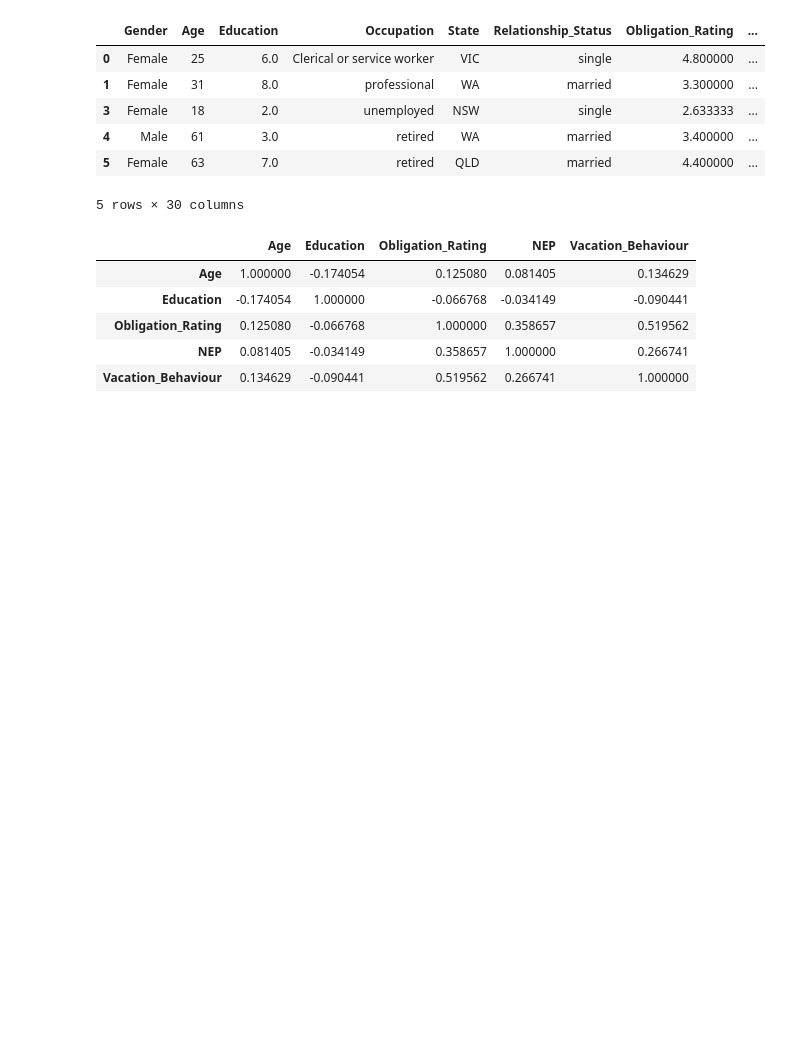
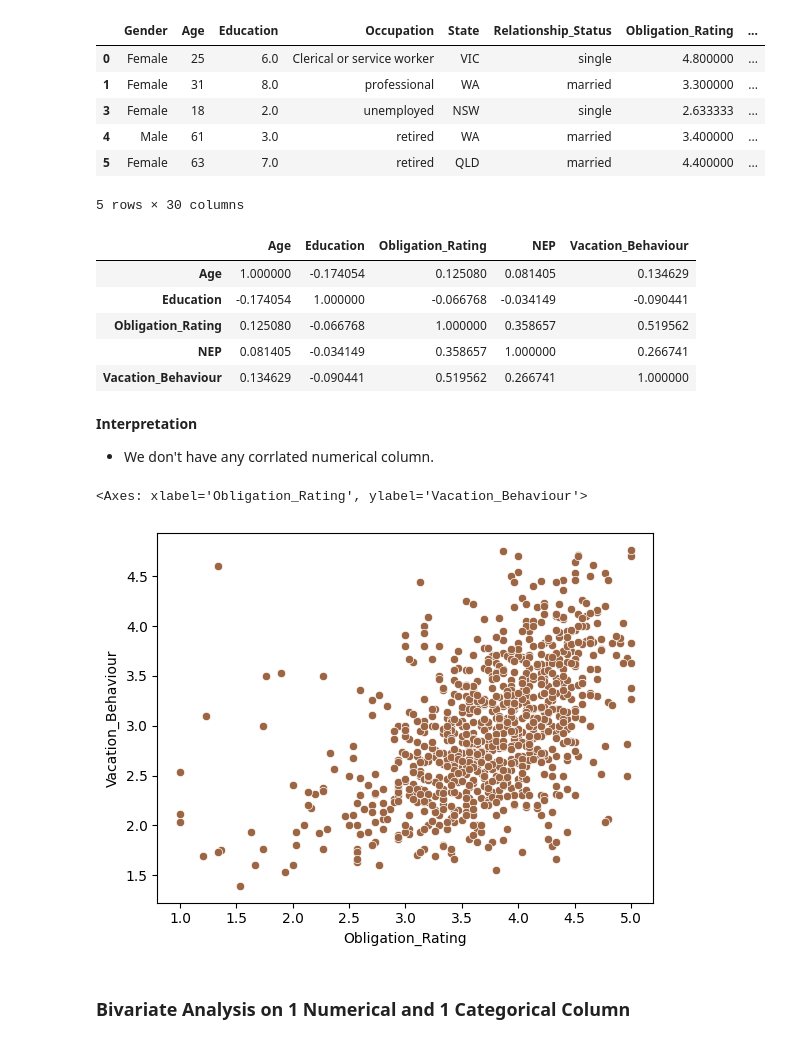
Before and after one commit to Uraniumking007/College-Stuff, a Jupyter notebook: BE/codeunnati/python_scripts_ckpcet/project_on_data_analytics/data_analytics_on_vacation_data/Data_Analytics_On_Vacation_Data.ipynb, the cells around one changed output. Cells and saved outputs as stored; diff of their text form; code cells hidden in the pictures; blank space fills up the shorter version.

```diff
--- a/BE/codeunnati/python_scripts_ckpcet/project_on_data_analytics/data_analytics_on_vacation_data/Data_Analytics_On_Vacation_Data.ipynb
+++ b/BE/codeunnati/python_scripts_ckpcet/project_on_data_analytics/data_analytics_on_vacation_data/Data_Analytics_On_Vacation_Data.ipynb
@@ -1565,3 +1565,16 @@ df_num.corr()
 | Obligation_Rating | 0.125080 | -0.066768 | 1.000000 | 0.358657 | 0.519562 |
 | NEP | 0.081405 | -0.034149 | 0.358657 | 1.000000 | 0.266741 |
 | Vacation_Behaviour | 0.134629 | -0.090441 | 0.519562 | 0.266741 | 1.000000 |
+# %% [markdown]
+ **Interpretation**
+
+ - We don't have any corrlated numerical column.
+# %%
+# Plot a scatter plot b/w Vacation Behaviour and Oblication Rating
+
+sns.scatterplot(data=df_num, x='Obligation_Rating', y='Vacation_Behaviour', color='#9c6644')
+# %% [output]
+<Axes: xlabel='Obligation_Rating', ylabel='Vacation_Behaviour'>
+[figure, added]
+# %% [markdown]
+### Bivariate Analysis on 1 Numerical and 1 Categorical Column
```
Also changed, not shown: parts of 11 cells of this notebook, 9 other files.
